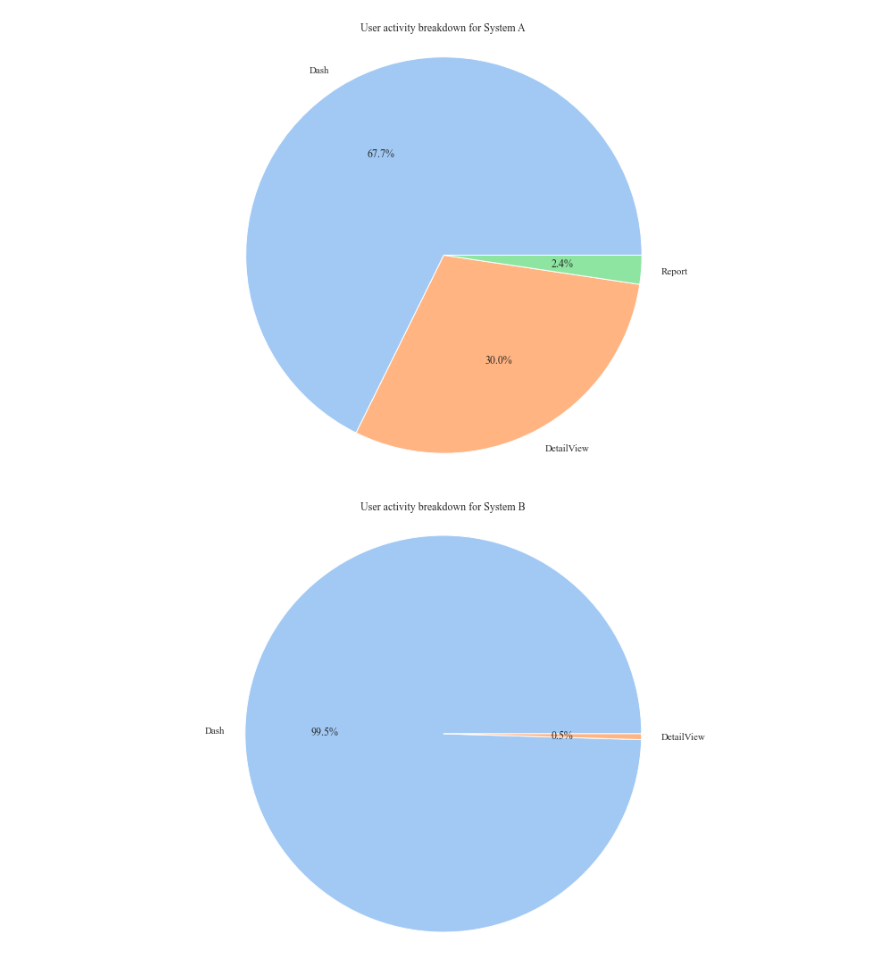
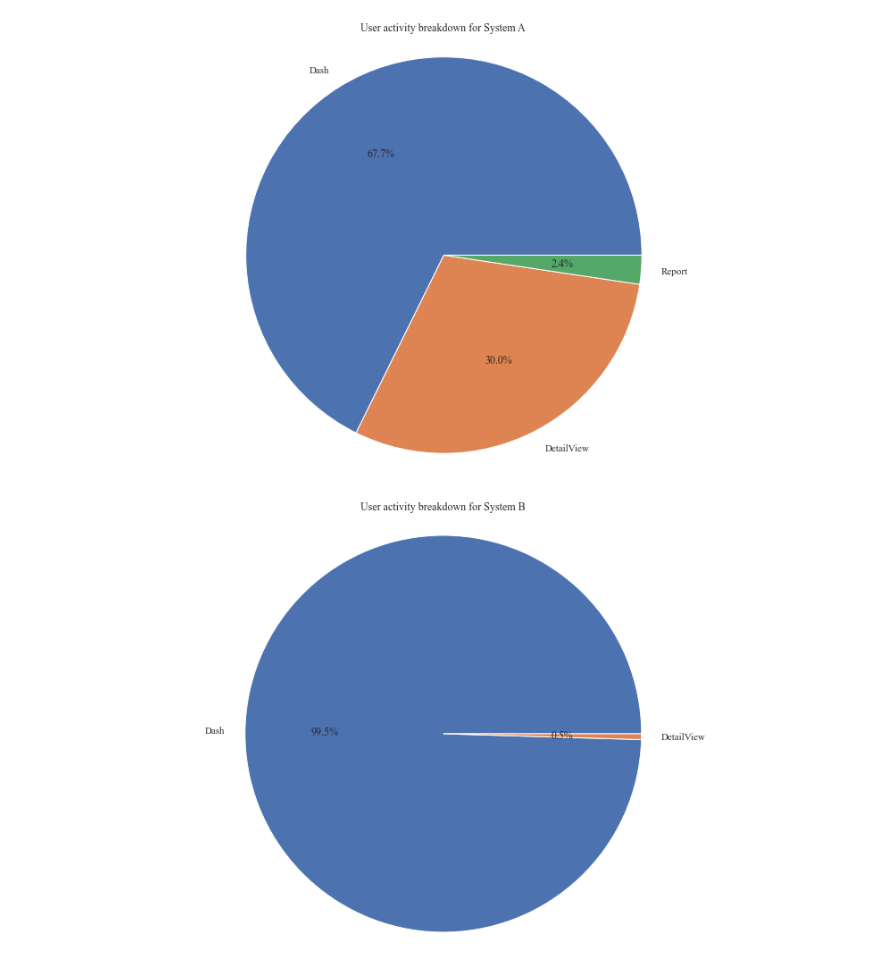
Before and after one commit to CorrieScheepers/Masters, a Jupyter notebook: src/Ch3/log_analysis/uat_analysis.ipynb, the cells around one changed output. Saved outputs shown, nothing was run; the diff lists cells and outputs as text; code cells hidden in the pictures.

```diff
--- a/src/Ch3/log_analysis/uat_analysis.ipynb
+++ b/src/Ch3/log_analysis/uat_analysis.ipynb
@@ -258,26 +267,26 @@ df['SubsystemUId'] = df['SubSystem'].apply(lambda x: subsystem_id_map[x])
 # %%
 def uatBreakdown(data, label):
     # Count the occurrences of each category
     category_counts = data['ActivityType'].value_counts()
 
     # Define Seaborn color palette to use
-    colors = sns.color_palette('pastel')[0:10]
+    colors = sns.color_palette('deep', n_colors=len(category_counts))
 
     # Create a new figure
     plt.figure()
 
     # Plotting a pie chart
     plt.rcParams["font.family"] = "Times New Roman"
     plt.rcParams["figure.figsize"] = (16, 9)
     plt.pie(category_counts, labels=category_counts.index, colors=colors, autopct='%1.1f%%')
     plt.axis('equal')  # Ensure that pie is drawn as a circle
     plt.title('User activity breakdown for System ' + label)
 
     # Save the current figure
     plt.savefig(f'../../../img/ch3/analysis/case_{label}_breakdown.pdf', format="pdf", bbox_inches="tight")
 
 uatBreakdown(projectA, 'A')
 uatBreakdown(projectB, 'B')
 # %% [output]
-[figure, old version]
+[figure, new version]
-[figure, old version]
+[figure, new version]
```
Also changed, not shown: parts of 3 cells of this notebook, 4 other files.
